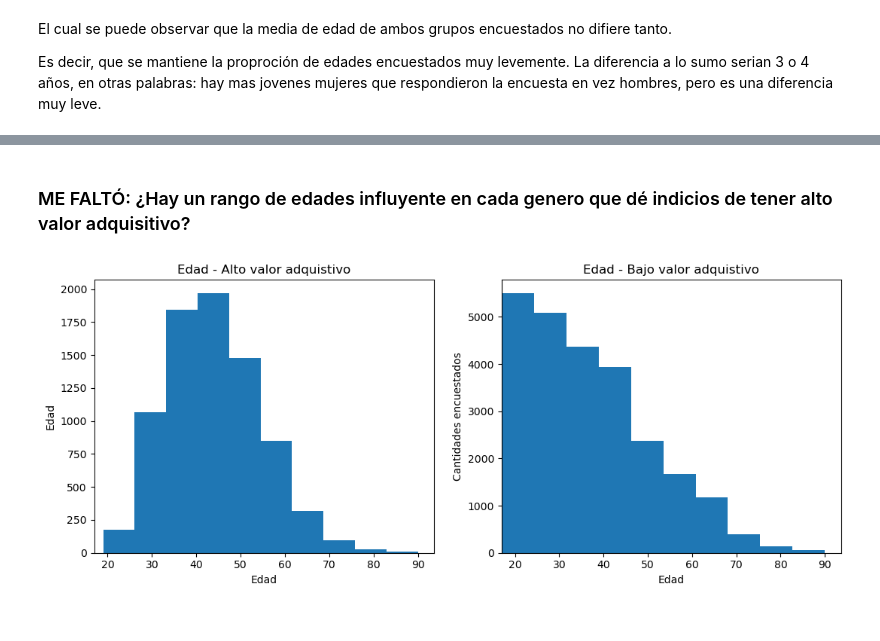
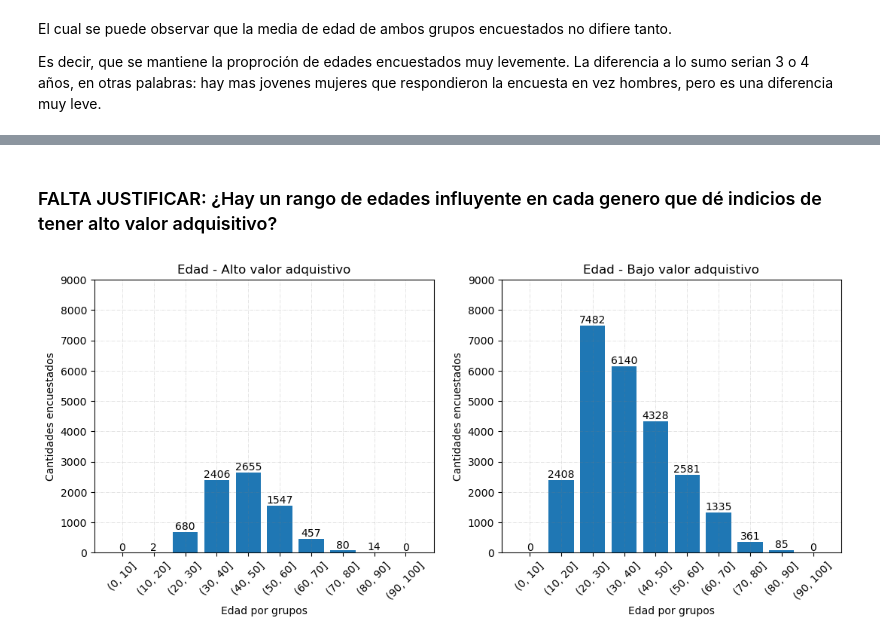
Before and after one commit to fjpacheco/machine-learning, a Jupyter notebook: preguntas_randoms.ipynb, the cells around one changed output, grey strips where cells are left out. Saved outputs shown, nothing was run; the diff lists cells and outputs as text; code cells hidden in the pictures.

```diff
--- a/preguntas_randoms.ipynb
+++ b/preguntas_randoms.ipynb
@@ -66,18 +82,0 @@ Si queremos ser mas exactos con las cantidades
-# %%
-fig, ax = plt.subplots(dpi=100)
-rects1 = ax.bar(['Bajo', 'Alto'], df.tiene_alto_valor_adquisitivo.value_counts().values,  color=['#D17049',"#89D15E"])
-
-plt.ylabel("Cantidad de personas")
-plt.xlabel("Declaración valor adquisitvo")
-plt.title("Cantidad de encuestados por valor adquisitivo")
-plt.xticks(rotation=45)
-
-for rect in rects1:
-    height = rect.get_height()
-    ax.text(rect.get_x() + rect.get_width()/2., 1.05*height,
-            '%d' % int(height),
-            ha='center', va='bottom')
-
-plt.yticks(np.arange(0,35000, 5000))
-plt.grid(b = True, color ='grey', linestyle ='-.', linewidth = 0.5, alpha = 0.3)
-plt.show()
@@ -339,22 +348,34 @@ plt.show()
 # %% [markdown]
-### ME FALTÓ: ¿Hay un rango de edades influyente en cada genero que dé indicios de tener alto valor adquisitivo?
+### FALTA JUSTIFICAR: ¿Hay un rango de edades influyente en cada genero que dé indicios de tener alto valor adquisitivo?
-# %%
-fig, axes = plt.subplots(nrows=1, ncols=2, figsize=[6.4 * 2, 4.8], dpi=100)
-
-df_alto_valor = df[df.tiene_alto_valor_adquisitivo == 1]
-df_bajo_valor = df[df.tiene_alto_valor_adquisitivo == 0]
-
-df_alto_valor.edad.plot(kind='hist', ax=axes[0], xlim=df.edad.min())
-axes[0].set_title("Edad - Alto valor adquistivo")
-axes[0].set_ylabel("Cantidades encuestados")
-axes[0].set_xlabel("Edad")
-axes[0].set_ylabel("Edad")
-
-df_bajo_valor.edad.plot(kind='hist', ax=axes[1], xlim=df.edad.min())
-axes[1].set_title("Edad - Bajo valor adquistivo")
-axes[1].set_ylabel("Cantidades encuestados")
-axes[1].set_xlabel("Edad")
-
-plt.show()
-# %% [output]
-[figure, removed]
+# %%
+fig, axes = plt.subplots(nrows=1, ncols=2, figsize=[6.4 * 2, 4.8], dpi=100)
+
+df_alto_valor = df[df.tiene_alto_valor_adquisitivo == 1]
+df_bajo_valor = df[df.tiene_alto_valor_adquisitivo == 0]
+
+rango_edades =  np.arange(0,110,10)
+cantidad_Altos_en_rango = pd.Series(pd.cut(df_alto_valor['edad'], bins = rango_edades).value_counts()).sort_index()
+cantidad_Bajos_en_rango = pd.Series(pd.cut(df_bajo_valor['edad'], bins = rango_edades).value_counts()).sort_index()
+
+ploted = axes[0].bar(cantidad_Altos_en_rango.index.astype(str), cantidad_Altos_en_rango.values)
+ploted2 = axes[1].bar(cantidad_Bajos_en_rango.index.astype(str), cantidad_Bajos_en_rango.values)
+
+for plot in [(ploted,axes[0]), (ploted2,axes[1])]:
+    for rect in plot[0]:
+        height = rect.get_height()
+        plot[1].text(rect.get_x() + rect.get_width()/2., height,
+                '%d' % int(height),
+                ha='center', va='bottom')
+
+    plot[1].grid(b = True, color ='grey', linestyle ='-.', linewidth = 0.5, alpha = 0.3)
+    plot[1].tick_params('x',labelrotation=45)
+    plot[1].set_ylabel("Cantidades encuestados")
+    plot[1].set_xlabel("Edad por grupos")
+    plot[1].set_yticks(np.arange(0,9500, 1000))
+
+axes[0].set_title("Edad - Alto valor adquistivo")
+axes[1].set_title("Edad - Bajo valor adquistivo")
+
+plt.show()
+# %% [output]
+[figure, added]
```
Also changed, not shown: parts of 14 cells of this notebook.
